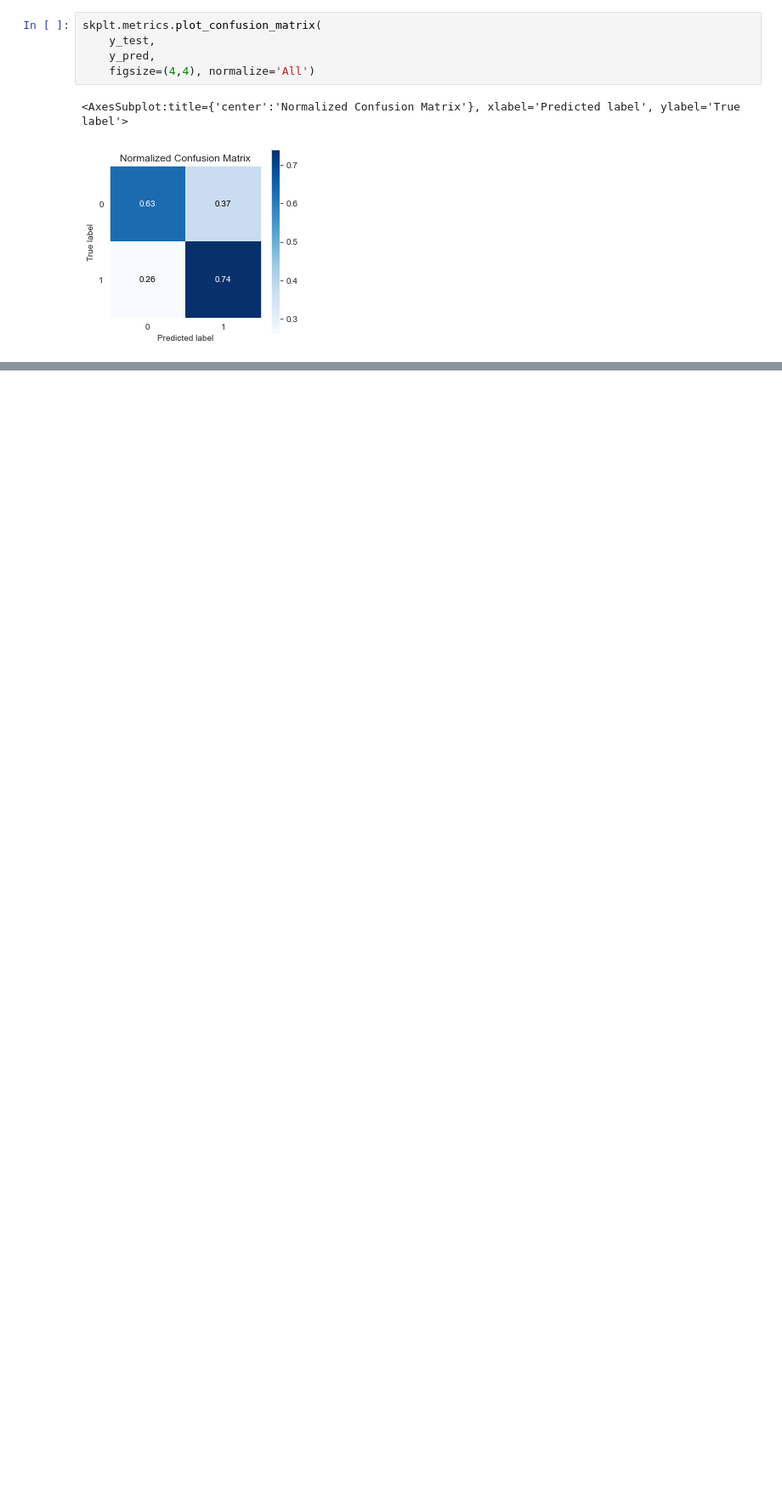
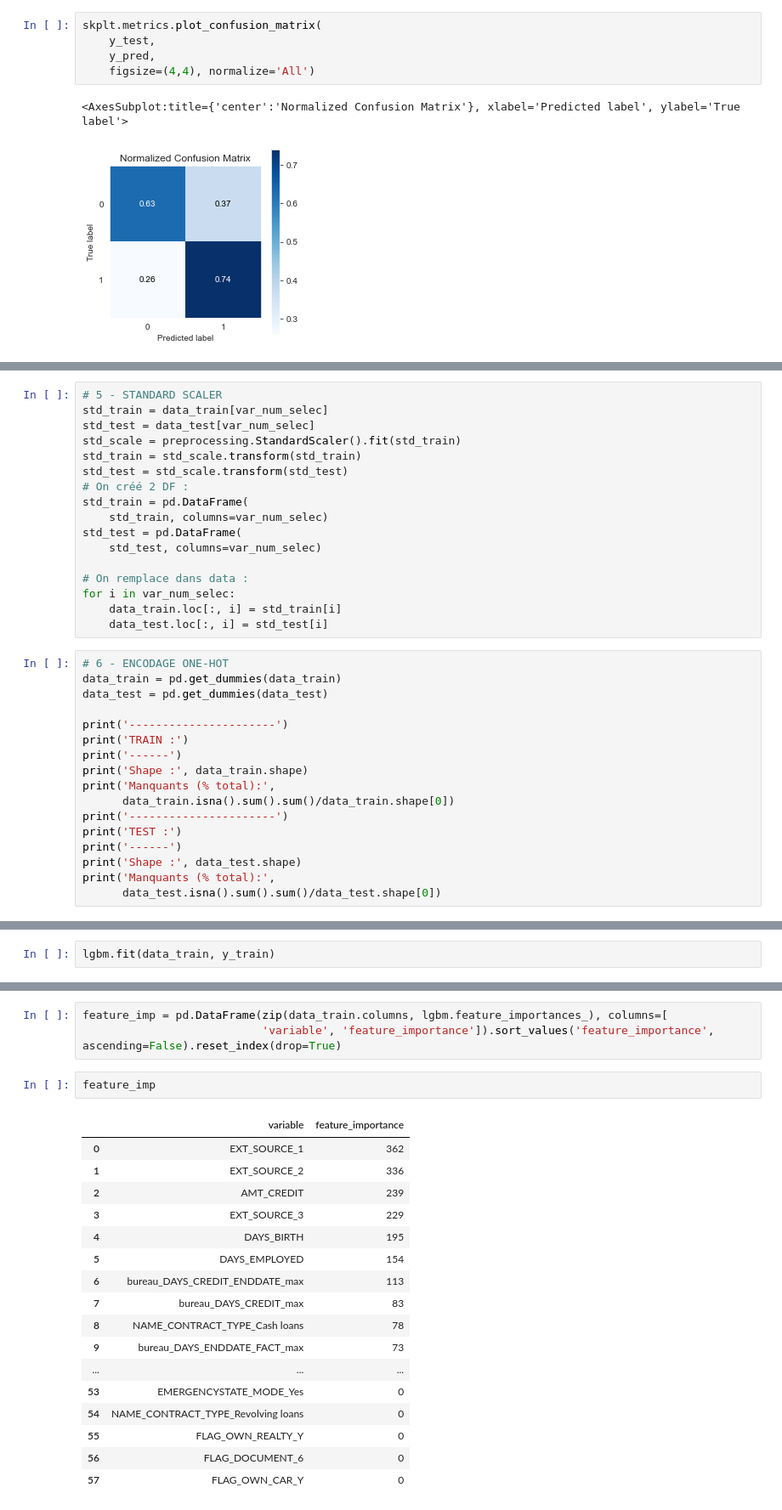
Before and after one commit to martinletouvet/oc_projet7, a Jupyter notebook: P7_Notebook.ipynb, the cells around one changed output, grey strips where cells are left out. Shown at 85% size. Saved outputs shown, nothing was run; the diff lists cells and outputs as text; blank space fills up the shorter version.

```diff
--- a/P7_Notebook.ipynb
+++ b/P7_Notebook.ipynb
@@ -2148,0 +2193,34 @@ skplt.metrics.plot_confusion_matrix(
+# %%
+# 5 - STANDARD SCALER
+std_train = data_train[var_num_selec]
+std_test = data_test[var_num_selec]
+std_scale = preprocessing.StandardScaler().fit(std_train)
+std_train = std_scale.transform(std_train)
+std_test = std_scale.transform(std_test)
+# On créé 2 DF :
+std_train = pd.DataFrame(
+    std_train, columns=var_num_selec)
+std_test = pd.DataFrame(
+    std_test, columns=var_num_selec)
+
+# On remplace dans data :
+for i in var_num_selec:
+    data_train.loc[:, i] = std_train[i]
+    data_test.loc[:, i] = std_test[i]
+# %%
+# 6 - ENCODAGE ONE-HOT
+data_train = pd.get_dummies(data_train)
+data_test = pd.get_dummies(data_test)
+
+print('----------------------')
+print('TRAIN :')
+print('------')
+print('Shape :', data_train.shape)
+print('Manquants (% total):',
+      data_train.isna().sum().sum()/data_train.shape[0])
+print('----------------------')
+print('TEST :')
+print('------')
+print('Shape :', data_test.shape)
+print('Manquants (% total):',
+      data_test.isna().sum().sum()/data_test.shape[0])
@@ -2148,0 +2240,2 @@ skplt.metrics.plot_confusion_matrix(
+# %%
+lgbm.fit(data_train, y_train)
@@ -2148,0 +2256,23 @@ skplt.metrics.plot_confusion_matrix(
+# %%
+feature_imp = pd.DataFrame(zip(data_train.columns, lgbm.feature_importances_), columns=[
+                           'variable', 'feature_importance']).sort_values('feature_importance', ascending=False).reset_index(drop=True)
+# %%
+feature_imp
+# %% [output]
+|  | variable | feature_importance |
+| 0 | EXT_SOURCE_1 | 362 |
+| 1 | EXT_SOURCE_2 | 336 |
+| 2 | AMT_CREDIT | 239 |
+| 3 | EXT_SOURCE_3 | 229 |
+| 4 | DAYS_BIRTH | 195 |
+| 5 | DAYS_EMPLOYED | 154 |
+| 6 | bureau_DAYS_CREDIT_ENDDATE_max | 113 |
+| 7 | bureau_DAYS_CREDIT_max | 83 |
+| 8 | NAME_CONTRACT_TYPE_Cash loans | 78 |
+| 9 | bureau_DAYS_ENDDATE_FACT_max | 73 |
+| ... | ... | ... |
+| 53 | EMERGENCYSTATE_MODE_Yes | 0 |
+| 54 | NAME_CONTRACT_TYPE_Revolving loans | 0 |
+| 55 | FLAG_OWN_REALTY_Y | 0 |
+| 56 | FLAG_DOCUMENT_6 | 0 |
+| 57 | FLAG_OWN_CAR_Y | 0 |
```
Also changed, not shown: parts of 30 cells of this notebook.
